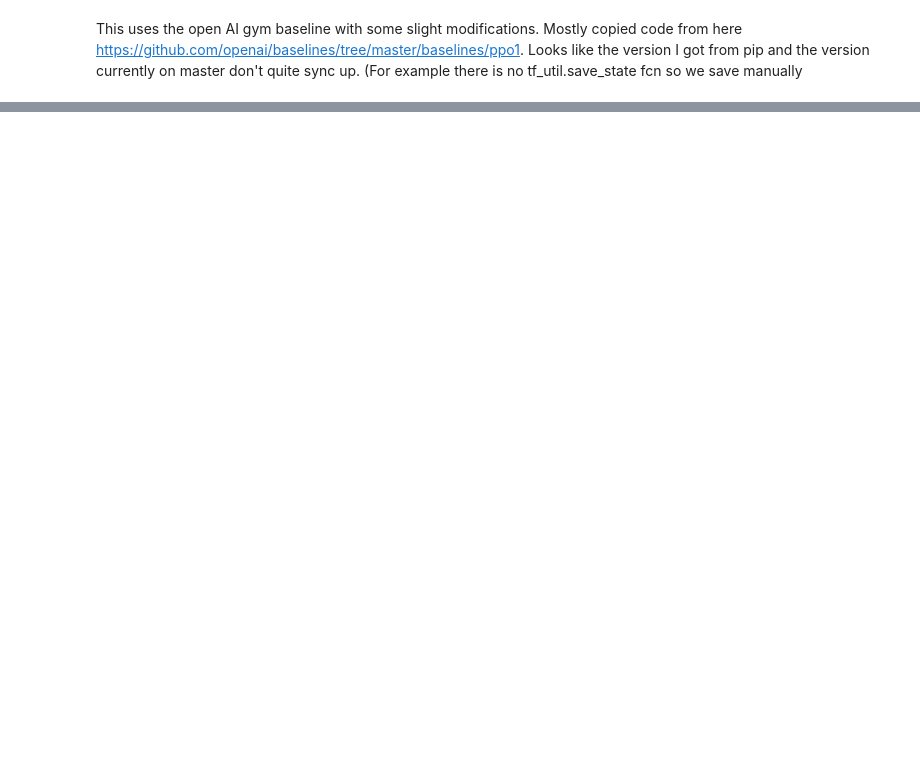
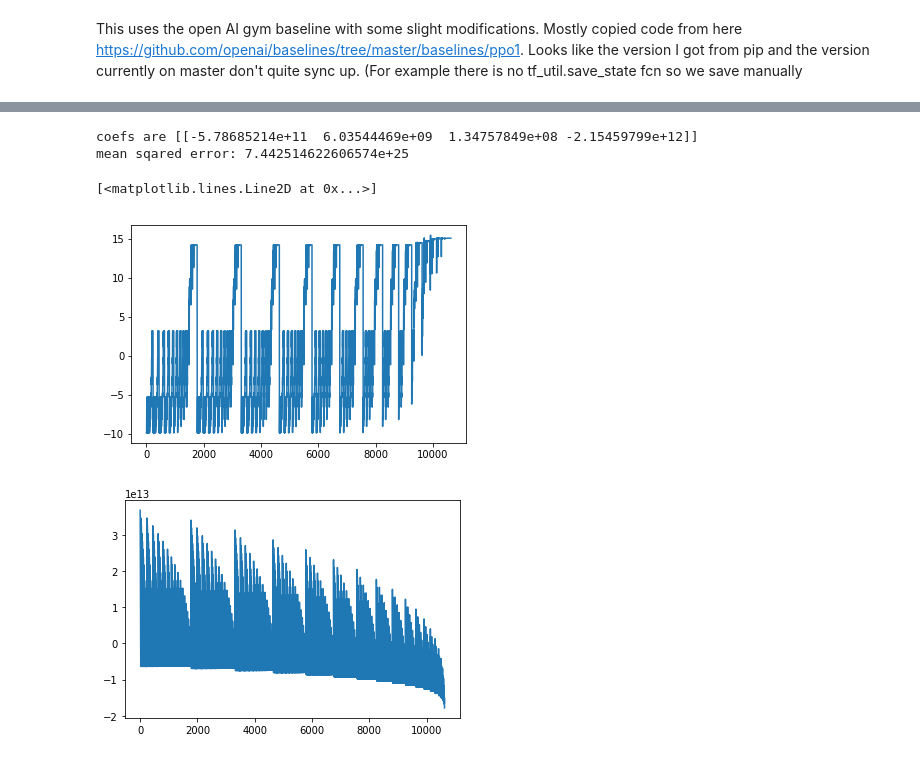
Before and after one commit to mmolnar0/sgillen_research, a Jupyter notebook: cartpole/cartpole_ppo1.ipynb, the cells around one changed output, grey strips where cells are left out. Saved outputs shown, nothing was run; the diff lists cells and outputs as text; code cells hidden in the pictures; blank space fills up the shorter version.

Commit message:
started work on linear regressors to back out linear portions of my MLP

```diff
--- a/cartpole/cartpole_ppo1.ipynb
+++ b/cartpole/cartpole_ppo1.ipynb
@@ -161,0 +198,42 @@ mlp_policy.MlpPolicy
+# %%
+
+#input_data = np.mgrid[-10:10, -10:10, -10:10, -10:10]
+#output_data = np.zeros(input_data.shape[1:])
+
+
+#[ac, pred] = pi.act(0, np.array([-10 ,-10, 1, 1]))
+
+# This is bad and I don't care
+
+# for i in range(len(input_data[0,:,0,0,0])):
+#     for j in range(len(input_data[0,0,:,0,0])):
+#         for k in range(len(input_data[0,0,0,:,0])):
+#             for n in range(len(input_data[0,0,0,0,:])):
+#                 output_data[i,j,k,n], _  = pi.act(0, input_data[:,i,j,k,n])
+
+
+input_iter = itertools.combinations_with_replacement(range(-10,11),4)
+input_data = np.array([np.array(x) for x in input_iter])
+output_data = np.array([pi.act(0, x)[0] for x in input_data])
+# We'll probably have to sample from this later...
+# %%
+from sklearn import datasets, linear_model
+from sklearn.metrics import mean_squared_error, r2_score
+regr = linear_model.LinearRegression()
+# %%
+regr.fit(input_data,output_data)
+lin_predict = regr.predict(input_data)
+
+print("coefs are", regr.coef_)
+print("mean sqared error:", mean_squared_error(lin_predict, output_data))
+# %% [output]
+coefs are [[-5.78685214e+11  6.03544469e+09  1.34757849e+08 -2.15459799e+12]]
+mean sqared error: 7.442514622606574e+25
+# %%
+plt.plot(output_data)
+plt.figure()
+plt.plot(lin_predict)
+# %% [output]
+[<matplotlib.lines.Line2D at 0x...>]
+[figure, added]
+[figure, added]
```
Also changed, not shown: parts of 8 cells of this notebook, 5 other files.
